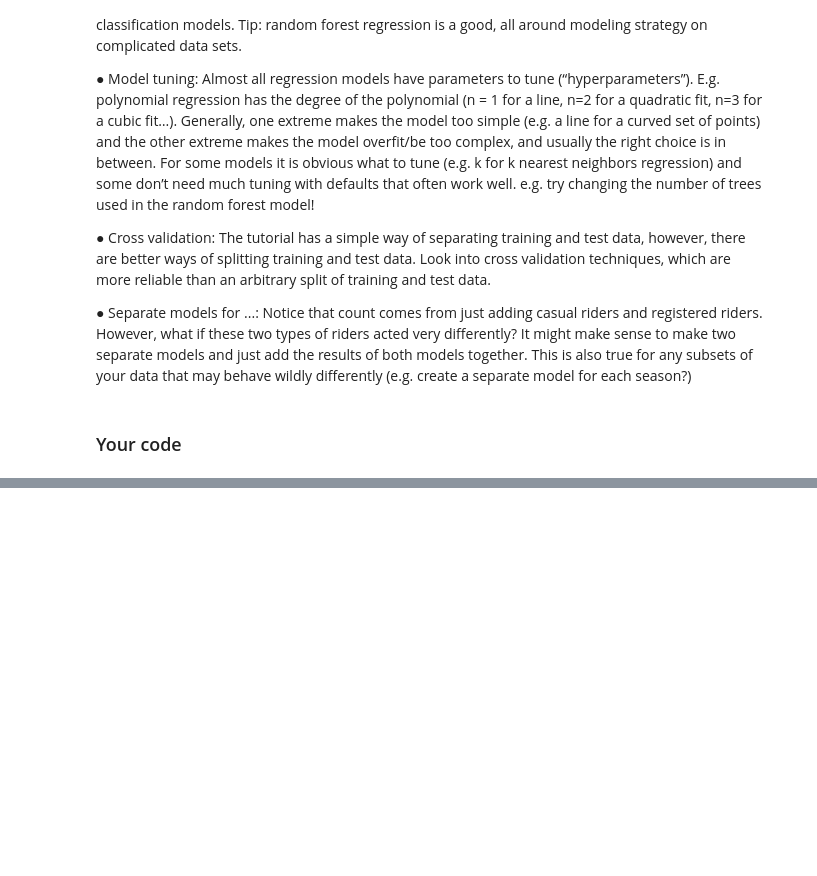
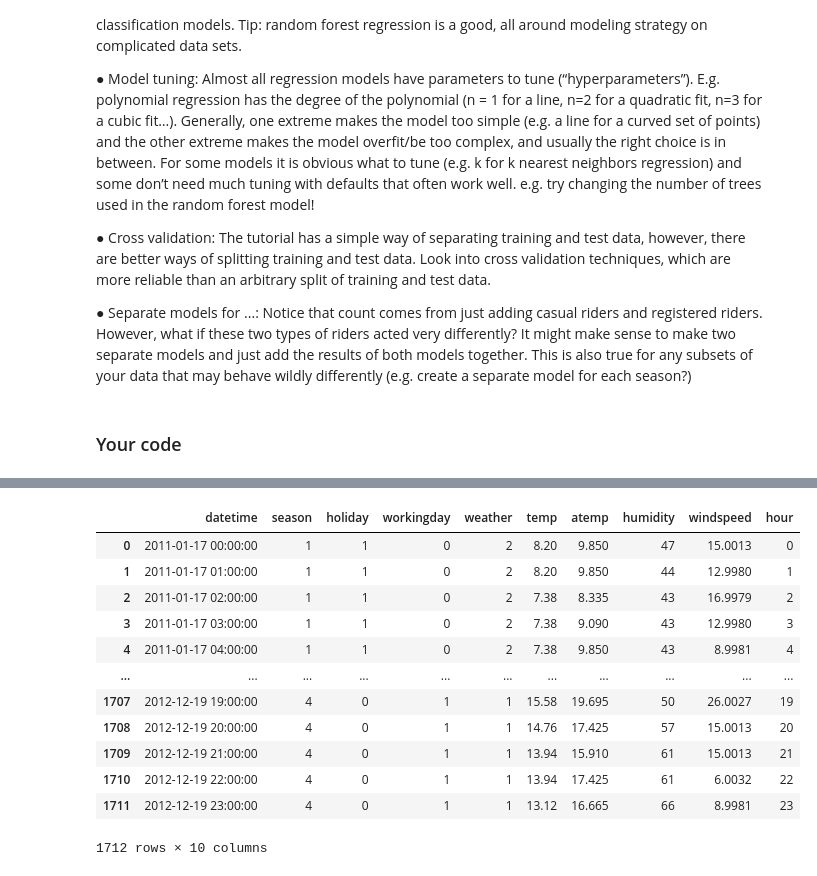
Before and after one commit to nishanth0233/INFO-5502, a Jupyter notebook: lab_assignment_06.ipynb, the cells around one changed output, grey strips where cells are left out. Cells and saved outputs as stored; diff of their text form; code cells hidden in the pictures; blank space fills up the shorter version.

```diff
--- a/lab_assignment_06.ipynb
+++ b/lab_assignment_06.ipynb
@@ -86,0 +220,19 @@ Your predictions should be compared to the ground truth information (sample_pred
+# %%
+#using lambda to map test data
+test['hour']=test['datetime'].apply(lambda x: datetime.strptime(x, '%Y-%m-%d %H:%M:%S').time().hour)
+#print(test)
+test
+# %% [output]
+|  | datetime | season | holiday | workingday | weather | temp | atemp | humidity | windspeed | hour |
+| 0 | 2011-01-17 00:00:00 | 1 | 1 | 0 | 2 | 8.20 | 9.850 | 47 | 15.0013 | 0 |
+| 1 | 2011-01-17 01:00:00 | 1 | 1 | 0 | 2 | 8.20 | 9.850 | 44 | 12.9980 | 1 |
+| 2 | 2011-01-17 02:00:00 | 1 | 1 | 0 | 2 | 7.38 | 8.335 | 43 | 16.9979 | 2 |
+| 3 | 2011-01-17 03:00:00 | 1 | 1 | 0 | 2 | 7.38 | 9.090 | 43 | 12.9980 | 3 |
+| 4 | 2011-01-17 04:00:00 | 1 | 1 | 0 | 2 | 7.38 | 9.850 | 43 | 8.9981 | 4 |
+| ... | ... | ... | ... | ... | ... | ... | ... | ... | ... | ... |
+| 1707 | 2012-12-19 19:00:00 | 4 | 0 | 1 | 1 | 15.58 | 19.695 | 50 | 26.0027 | 19 |
+| 1708 | 2012-12-19 20:00:00 | 4 | 0 | 1 | 1 | 14.76 | 17.425 | 57 | 15.0013 | 20 |
+| 1709 | 2012-12-19 21:00:00 | 4 | 0 | 1 | 1 | 13.94 | 15.910 | 61 | 15.0013 | 21 |
+| 1710 | 2012-12-19 22:00:00 | 4 | 0 | 1 | 1 | 13.94 | 17.425 | 61 | 6.0032 | 22 |
+| 1711 | 2012-12-19 23:00:00 | 4 | 0 | 1 | 1 | 13.12 | 16.665 | 66 | 8.9981 | 23 |
+1712 rows × 10 columns
```
Also changed, not shown: parts of 10 cells of this notebook.
